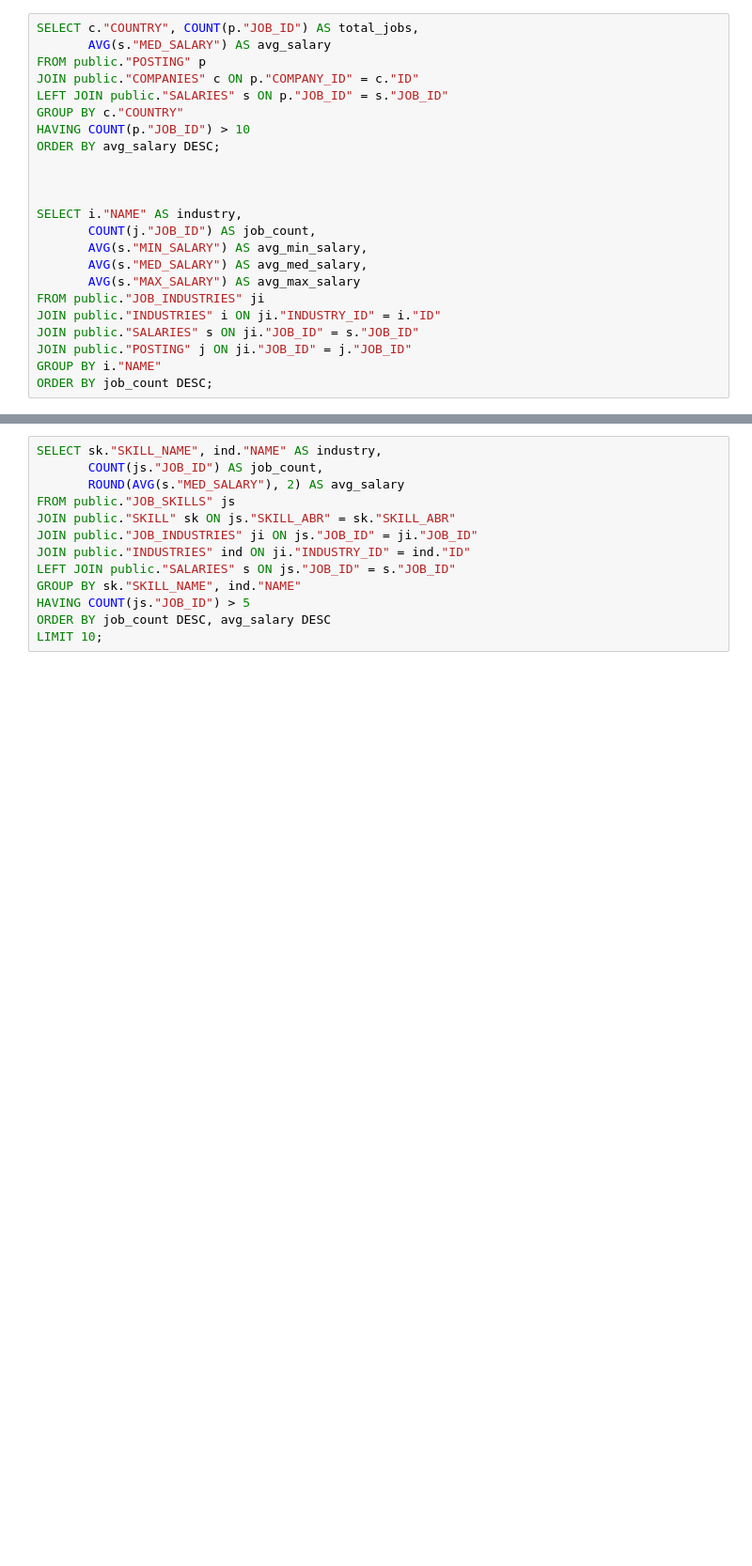
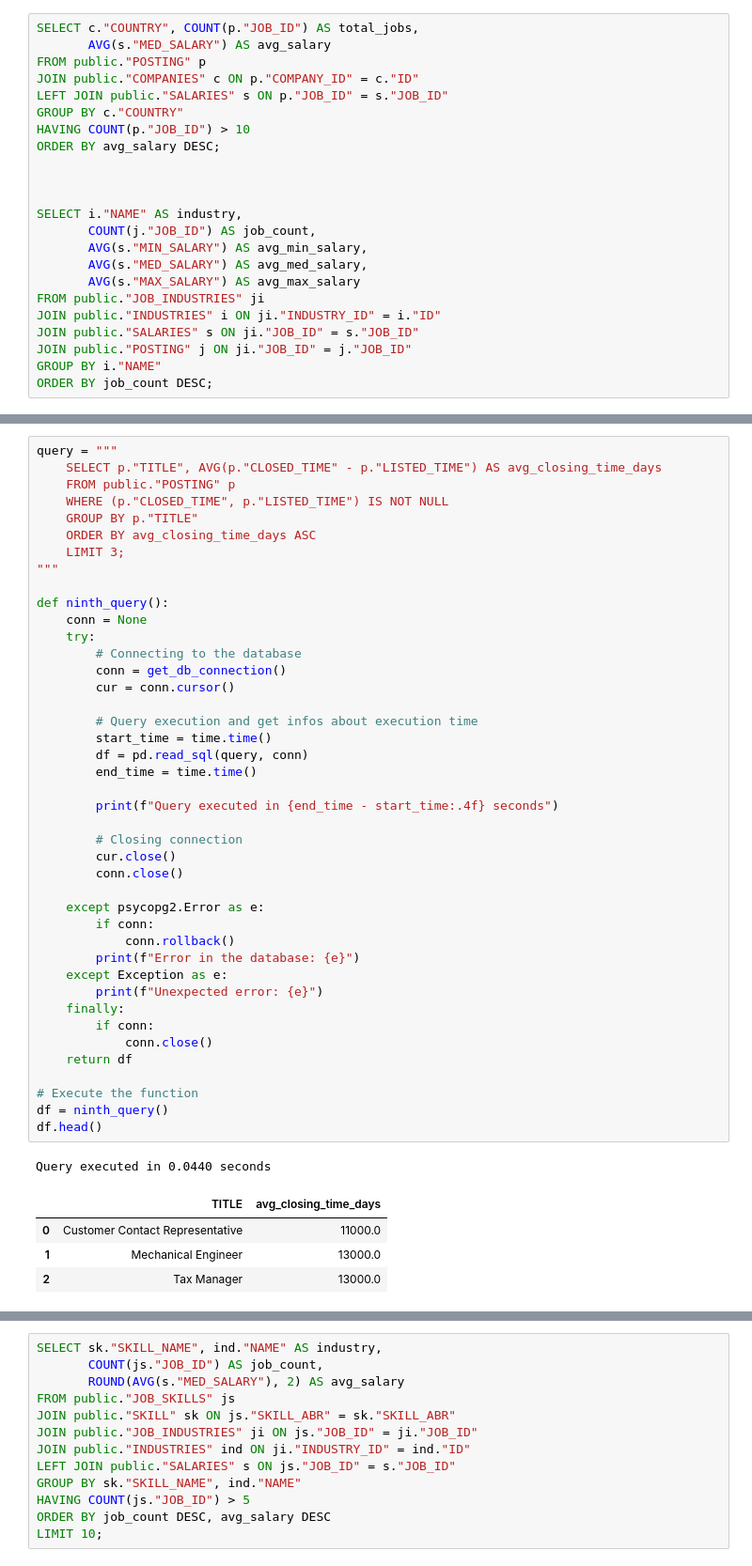
Before and after one commit to delgiudice1967219/LinkedinJobPosting, a Jupyter notebook: main.ipynb, the cells around one changed output, grey strips where cells are left out. Shown: that part at 94% size. Saved outputs shown, nothing was run; the diff lists cells and outputs as text; blank space fills up the shorter version.

```diff
--- a/main.ipynb
+++ b/main.ipynb
@@ -666,3 +763,51 @@ ORDER BY job_count DESC;
 - visualizzare i top 3 lavori con minor tempo medio per chiudere la job posting(possiamo usare anche le application per quel lavoro per calcolare quanto sia proficua quella proposta di lavoro) la piu richiesta tipologia di lavoro
 aggiungere anche quali sono le piu diffici da prendere anche considerando il rapportto applies views
+# %%
+query = """
+    SELECT p."TITLE", AVG(p."CLOSED_TIME" - p."LISTED_TIME") AS avg_closing_time_days
+    FROM public."POSTING" p
+    WHERE (p."CLOSED_TIME", p."LISTED_TIME") IS NOT NULL
+    GROUP BY p."TITLE"
+    ORDER BY avg_closing_time_days ASC
+    LIMIT 3;
+"""
+
+def ninth_query():
+    conn = None
+    try:
+        # Connecting to the database
+        conn = get_db_connection()
+        cur = conn.cursor()
+
+        # Query execution and get infos about execution time
+        start_time = time.time()
+        df = pd.read_sql(query, conn)
+        end_time = time.time()
+
+        print(f"Query executed in {end_time - start_time:.4f} seconds")
+
+        # Closing connection
+        cur.close()
+        conn.close()
+
+    except psycopg2.Error as e:
+        if conn:
+            conn.rollback()
+        print(f"Error in the database: {e}")
+    except Exception as e:
+        print(f"Unexpected error: {e}")
+    finally:
+        if conn:
+            conn.close()
+    return df
+
+# Execute the function
+df = ninth_query()
+df.head()
+# %% [output]
+Query executed in 0.0440 seconds
+|  | TITLE | avg_closing_time_days |
+| 0 | Customer Contact Representative | 11000.0 |
+| 1 | Mechanical Engineer | 13000.0 |
+| 2 | Tax Manager | 13000.0 |
 # %% [markdown]
```
Also changed, not shown: parts of 31 cells of this notebook.
